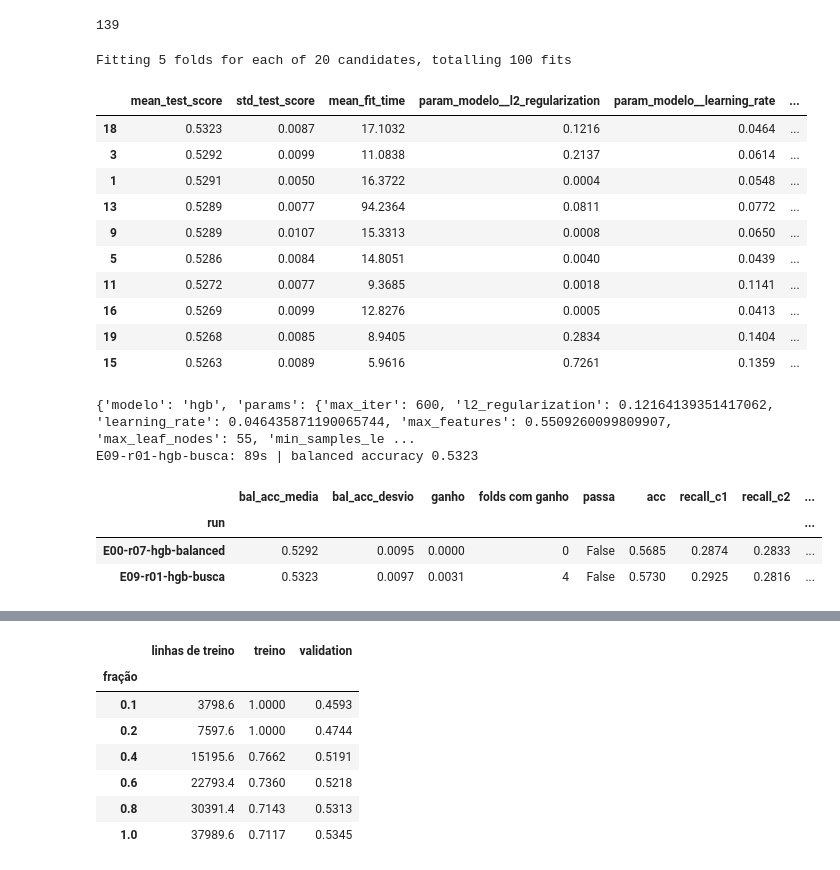
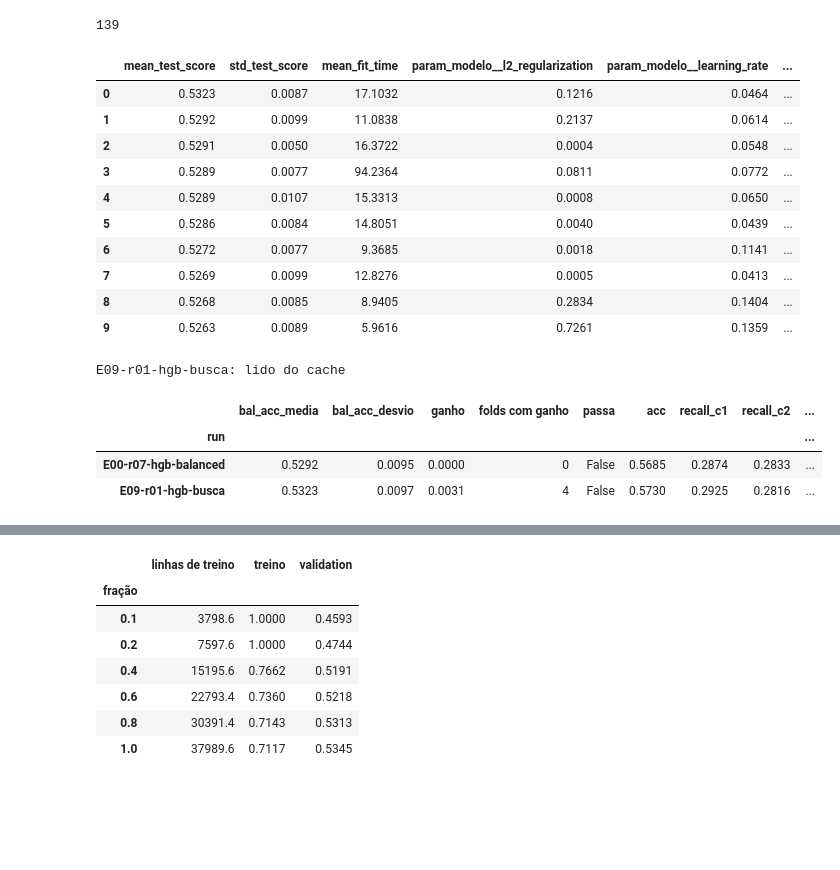
Before and after one commit to DereoDuran/inf0619-final, a Jupyter notebook: 02_modeling.ipynb, the cells around one changed output, grey strips where cells are left out. Drawn from its saved outputs; the diff is of its cells as text; code cells hidden in the pictures; blank space fills up the shorter version.

```diff
--- a/02_modeling.ipynb
+++ b/02_modeling.ipynb
@@ -140,6 +141,8 @@ def monta_pipeline(config):
         passos.append(("alvo", AlvoEncoder(["Medical_History_2"], seed=config["seed"])))
     if k_pca:
         passos.append(("pca_kw", PCAColunas(DUMMY, k_pca, prefixo="pca_kw", seed=config["seed"])))
+    if config.get("kw_alvo", False):
+        passos.append(("kw_alvo", KeywordAlvo(DUMMY, seed=config["seed"])))
     passos.append(("modelo", monta_modelo(config)))
     return Pipeline(passos)
 # %%
@@ -505,48 +520,52 @@ print(m[-1].n_features_in_)  # esperado: 139 = 126 originais + 13 indicadores
 # %%
 fold_arr = treino["fold"].to_numpy()
 cv_fixo = [(np.where(fold_arr != k)[0], np.where(fold_arr == k)[0]) for k in range(5)]
 
 base = monta_pipeline({**CONTROLE, "params": {"max_iter": 600}})
 espaco = {
     "modelo__learning_rate": loguniform(0.04, 0.3),
     "modelo__max_leaf_nodes": randint(15, 128),
     "modelo__min_samples_leaf": randint(10, 201),
     "modelo__l2_regularization": loguniform(1e-4, 1),
     "modelo__max_features": uniform(0.3, 0.7),  # de 0,3 a 1,0
 }
 
-busca = RandomizedSearchCV(base, espaco, n_iter=20, scoring="balanced_accuracy", cv=cv_fixo,
-                           refit=False, random_state=SEED, n_jobs=1, verbose=1)
-busca.fit(treino, treino["Response"])
+arq_busca = RESULTADOS / "busca_E09.csv"
+if arq_busca.exists() and not RECALCULAR:
+    res = pd.read_csv(arq_busca)  # busca já feita: só lê
+else:
+    busca = RandomizedSearchCV(base, espaco, n_iter=20, scoring="balanced_accuracy", cv=cv_fixo,
+                               refit=False, random_state=SEED, n_jobs=1, verbose=1)
+    busca.fit(treino, treino["Response"])
+    res = pd.DataFrame(busca.cv_results_).sort_values("rank_test_score")
+    res.to_csv(arq_busca, index=False)
 
-res = pd.DataFrame(busca.cv_results_).sort_values("rank_test_score")
-res.to_csv(RESULTADOS / "busca_E09.csv", index=False)
 cols_param = [c for c in res.columns if c.startswith("param_")]
 res[["mean_test_score", "std_test_score", "mean_fit_time"] + cols_param].head(10).round(4)
 # %% [output]
-Fitting 5 folds for each of 20 candidates, totalling 100 fits
 |  | mean_test_score | std_test_score | mean_fit_time | param_modelo__l2_regularization | param_modelo__learning_rate | ... |
-| 18 | 0.5323 | 0.0087 | 17.1032 | 0.1216 | 0.0464 | ... |
-| 3 | 0.5292 | 0.0099 | 11.0838 | 0.2137 | 0.0614 | ... |
-| 1 | 0.5291 | 0.0050 | 16.3722 | 0.0004 | 0.0548 | ... |
-| 13 | 0.5289 | 0.0077 | 94.2364 | 0.0811 | 0.0772 | ... |
-| 9 | 0.5289 | 0.0107 | 15.3313 | 0.0008 | 0.0650 | ... |
+| 0 | 0.5323 | 0.0087 | 17.1032 | 0.1216 | 0.0464 | ... |
+| 1 | 0.5292 | 0.0099 | 11.0838 | 0.2137 | 0.0614 | ... |
+| 2 | 0.5291 | 0.0050 | 16.3722 | 0.0004 | 0.0548 | ... |
+| 3 | 0.5289 | 0.0077 | 94.2364 | 0.0811 | 0.0772 | ... |
+| 4 | 0.5289 | 0.0107 | 15.3313 | 0.0008 | 0.0650 | ... |
 | 5 | 0.5286 | 0.0084 | 14.8051 | 0.0040 | 0.0439 | ... |
-| 11 | 0.5272 | 0.0077 | 9.3685 | 0.0018 | 0.1141 | ... |
-| 16 | 0.5269 | 0.0099 | 12.8276 | 0.0005 | 0.0413 | ... |
-| 19 | 0.5268 | 0.0085 | 8.9405 | 0.2834 | 0.1404 | ... |
-| 15 | 0.5263 | 0.0089 | 5.9616 | 0.7261 | 0.1359 | ... |
+| 6 | 0.5272 | 0.0077 | 9.3685 | 0.0018 | 0.1141 | ... |
+| 7 | 0.5269 | 0.0099 | 12.8276 | 0.0005 | 0.0413 | ... |
+| 8 | 0.5268 | 0.0085 | 8.9405 | 0.2834 | 0.1404 | ... |
+| 9 | 0.5263 | 0.0089 | 5.9616 | 0.7261 | 0.1359 | ... |
 # %%
-melhores = {k.replace("modelo__", ""): float(v) if isinstance(v, float) else int(v)
-            for k, v in busca.best_params_.items()}
-cfg_e09 = {**CONTROLE, "params": {"max_iter": 600, **melhores}}
-print(cfg_e09)
+if "E09-r01-hgb-busca" in pd.read_csv(ARQ_RUNS)["run"].values and not RECALCULAR:
+    cfg_e09 = config_do_run("E09-r01-hgb-busca")  # a config exata que foi registrada
+else:
+    melhores = {k.replace("modelo__", ""): float(v) if isinstance(v, float) else int(v)
+                for k, v in busca.best_params_.items()}
+    cfg_e09 = {**CONTROLE, "params": {"max_iter": 600, **melhores}}
 
 linha_e09 = roda("E09-r01-hgb-busca", "E09", cfg_e09)
 compara([linha_controle, linha_e09], controle="E00-r07-hgb-balanced")
 # %% [output]
-{'modelo': 'hgb', 'params': {'max_iter': 600, 'l2_regularization': 0.12164139351417062, 'learning_rate': 0.046435871190065744, 'max_features': 0.5509260099809907, 'max_leaf_nodes': 55, 'min_samples_le ...
-E09-r01-hgb-busca: 89s | balanced accuracy 0.5323
+E09-r01-hgb-busca: lido do cache
 |  | bal_acc_media | bal_acc_desvio | ganho | folds com ganho | passa | acc | recall_c1 | recall_c2 | ... |
 | run |  |  |  |  |  |  |  |  | ... |
 | E00-r07-hgb-balanced | 0.5292 | 0.0095 | 0.0000 | 0 | False | 0.5685 | 0.2874 | 0.2833 | ... |
```
Also changed, not shown: parts of 29 cells of this notebook, 26 other files.
